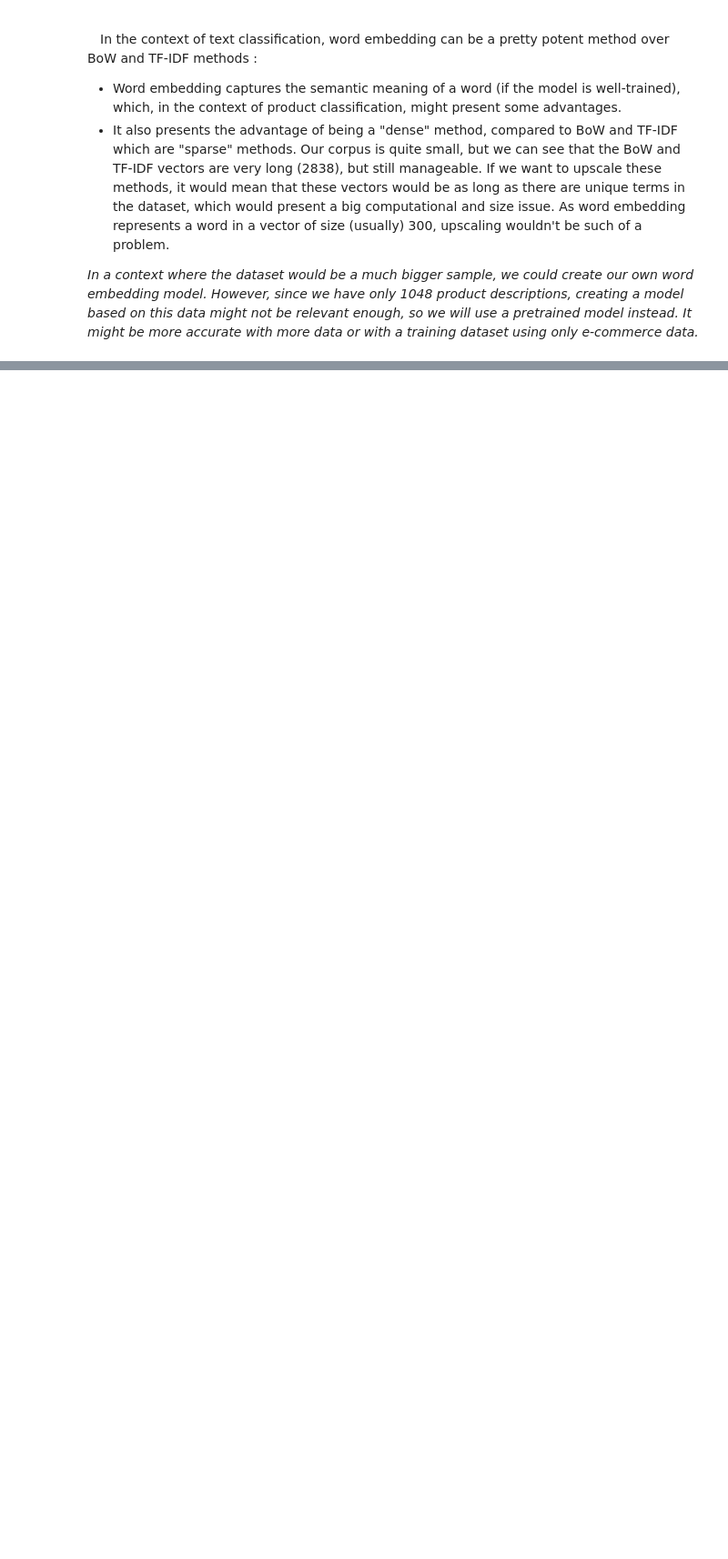
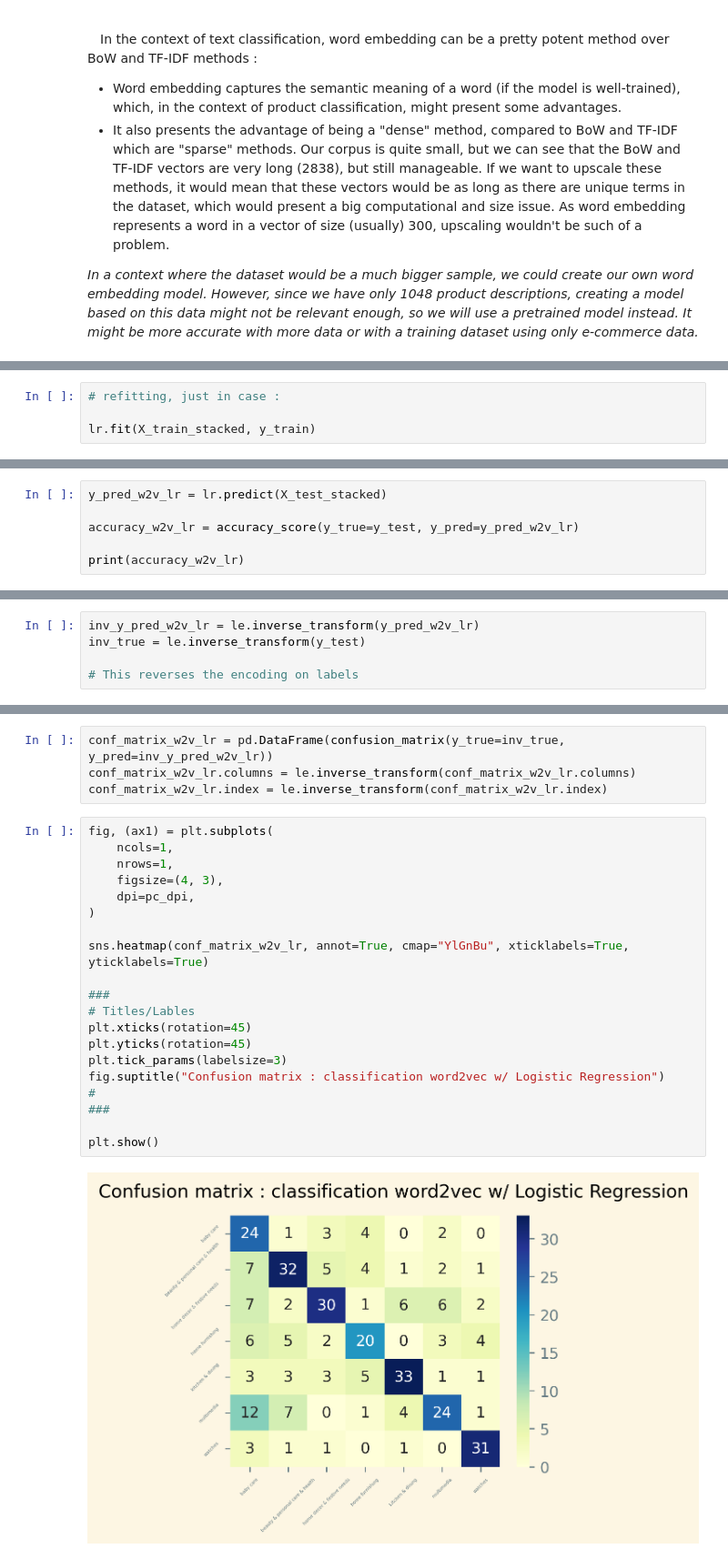
Before and after one commit to Psemp/ds_p6, a Jupyter notebook: notebooks/nb_02_text_classification.ipynb, the cells around one changed output, grey strips where cells are left out. Shown at 91% size. Saved outputs shown, nothing was run; the diff lists cells and outputs as text; blank space fills up the shorter version.

Commit message:
+= Word embedding (word2vec & FastText)

```diff
--- a/notebooks/nb_02_text_classification.ipynb
+++ b/notebooks/nb_02_text_classification.ipynb
@@ -429,0 +615,4 @@ del accuracy_tfidf_umap
+# %%
+# refitting, just in case :
+
+lr.fit(X_train_stacked, y_train)
@@ -429,0 +621,6 @@ del accuracy_tfidf_umap
+# %%
+y_pred_w2v_lr = lr.predict(X_test_stacked)
+
+accuracy_w2v_lr = accuracy_score(y_true=y_test, y_pred=y_pred_w2v_lr)
+
+print(accuracy_w2v_lr)
@@ -429,0 +629,5 @@ del accuracy_tfidf_umap
+# %%
+inv_y_pred_w2v_lr = le.inverse_transform(y_pred_w2v_lr)
+inv_true = le.inverse_transform(y_test)
+
+# This reverses the encoding on labels
@@ -429,0 +657,26 @@ del accuracy_tfidf_umap
+# %%
+conf_matrix_w2v_lr = pd.DataFrame(confusion_matrix(y_true=inv_true, y_pred=inv_y_pred_w2v_lr))
+conf_matrix_w2v_lr.columns = le.inverse_transform(conf_matrix_w2v_lr.columns)
+conf_matrix_w2v_lr.index = le.inverse_transform(conf_matrix_w2v_lr.index)
+# %%
+fig, (ax1) = plt.subplots(
+    ncols=1,
+    nrows=1,
+    figsize=(4, 3),
+    dpi=pc_dpi,
+)
+
+sns.heatmap(conf_matrix_w2v_lr, annot=True, cmap="YlGnBu", xticklabels=True, yticklabels=True)
+
+###
+# Titles/Lables
+plt.xticks(rotation=45)
+plt.yticks(rotation=45)
+plt.tick_params(labelsize=3)
+fig.suptitle("Confusion matrix : classification word2vec w/ Logistic Regression")
+#
+###
+
+plt.show()
+# %% [output]
+[figure, added]
```
Also changed, not shown: parts of 78 cells of this notebook, 1 other file.
